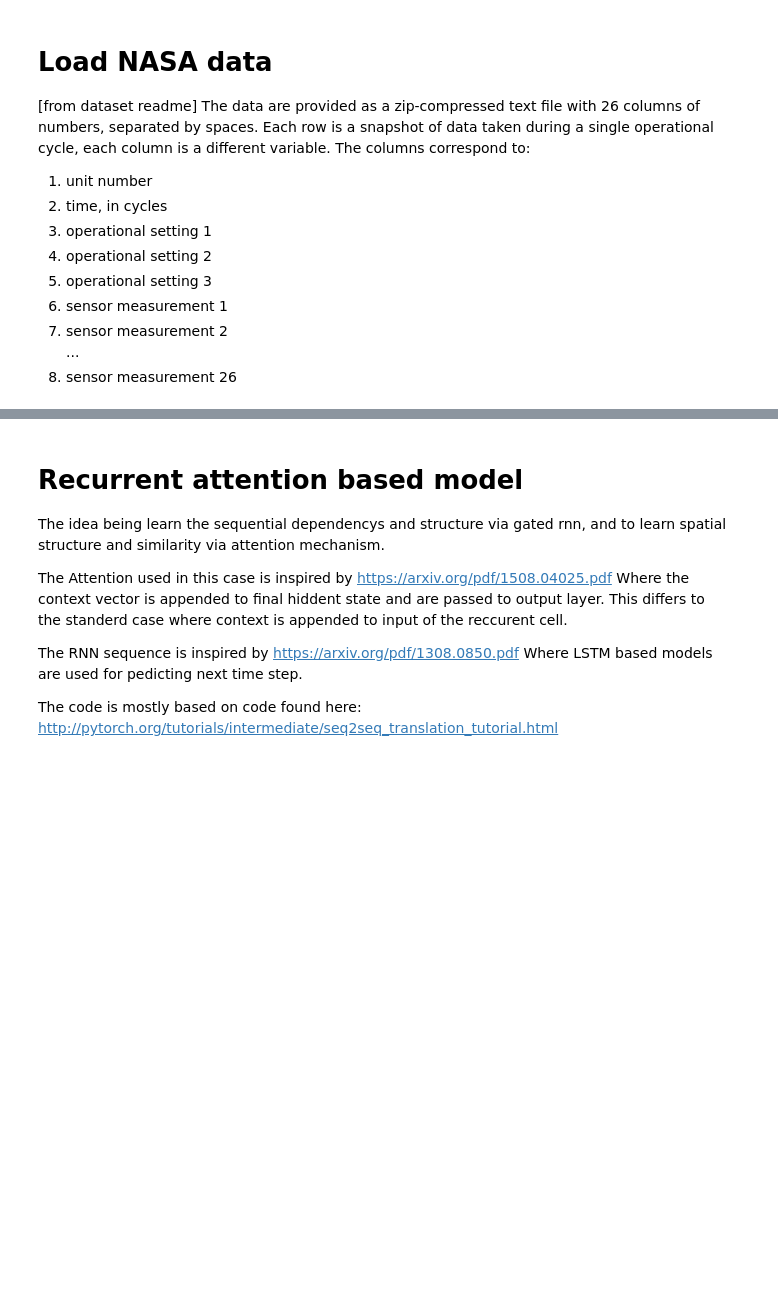
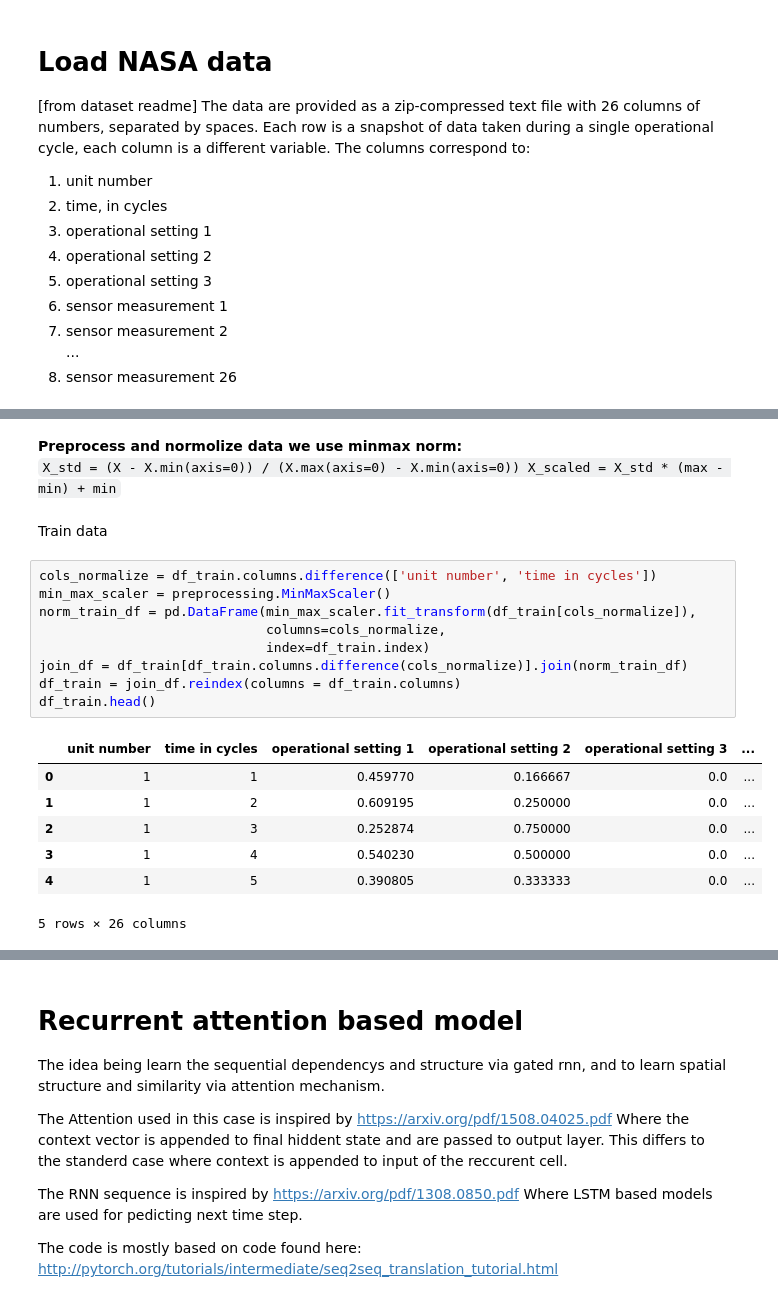
Before and after one commit to benMen87/annomaly_detection, a Jupyter notebook: wipro_seq_annomly_detection_nasa.ipynb, the cells around one changed output, grey strips where cells are left out. Cells and saved outputs as stored; diff of their text form; blank space fills up the shorter version.

```diff
--- a/wipro_seq_annomly_detection_nasa.ipynb
+++ b/wipro_seq_annomly_detection_nasa.ipynb
@@ -109,0 +61,24 @@ Last 50 cycles
+# %% [markdown]
+**Preprocess and normolize data
+we use minmax norm:**
+`X_std = (X - X.min(axis=0)) / (X.max(axis=0) - X.min(axis=0))
+X_scaled = X_std * (max - min) + min`
+# %% [markdown]
+Train data
+# %%
+cols_normalize = df_train.columns.difference(['unit number', 'time in cycles'])
+min_max_scaler = preprocessing.MinMaxScaler()
+norm_train_df = pd.DataFrame(min_max_scaler.fit_transform(df_train[cols_normalize]),
+                             columns=cols_normalize,
+                             index=df_train.index)
+join_df = df_train[df_train.columns.difference(cols_normalize)].join(norm_train_df)
+df_train = join_df.reindex(columns = df_train.columns)
+df_train.head()
+# %% [output]
+|  | unit number | time in cycles | operational setting 1 | operational setting 2 | operational setting 3 | ... |
+| 0 | 1 | 1 | 0.459770 | 0.166667 | 0.0 | ... |
+| 1 | 1 | 2 | 0.609195 | 0.250000 | 0.0 | ... |
+| 2 | 1 | 3 | 0.252874 | 0.750000 | 0.0 | ... |
+| 3 | 1 | 4 | 0.540230 | 0.500000 | 0.0 | ... |
+| 4 | 1 | 5 | 0.390805 | 0.333333 | 0.0 | ... |
+5 rows × 26 columns
```
Also changed, not shown: parts of 29 cells of this notebook.
